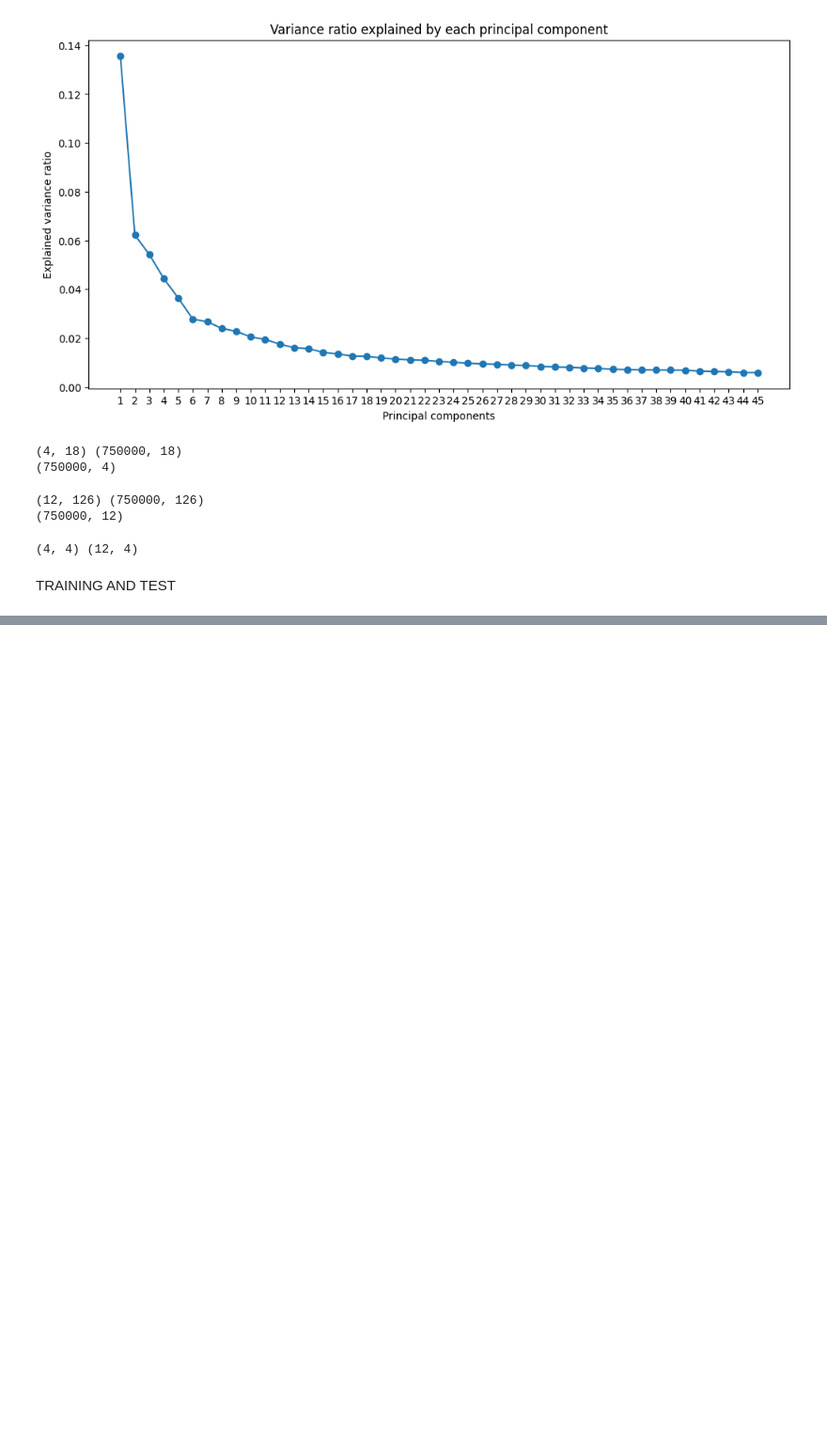
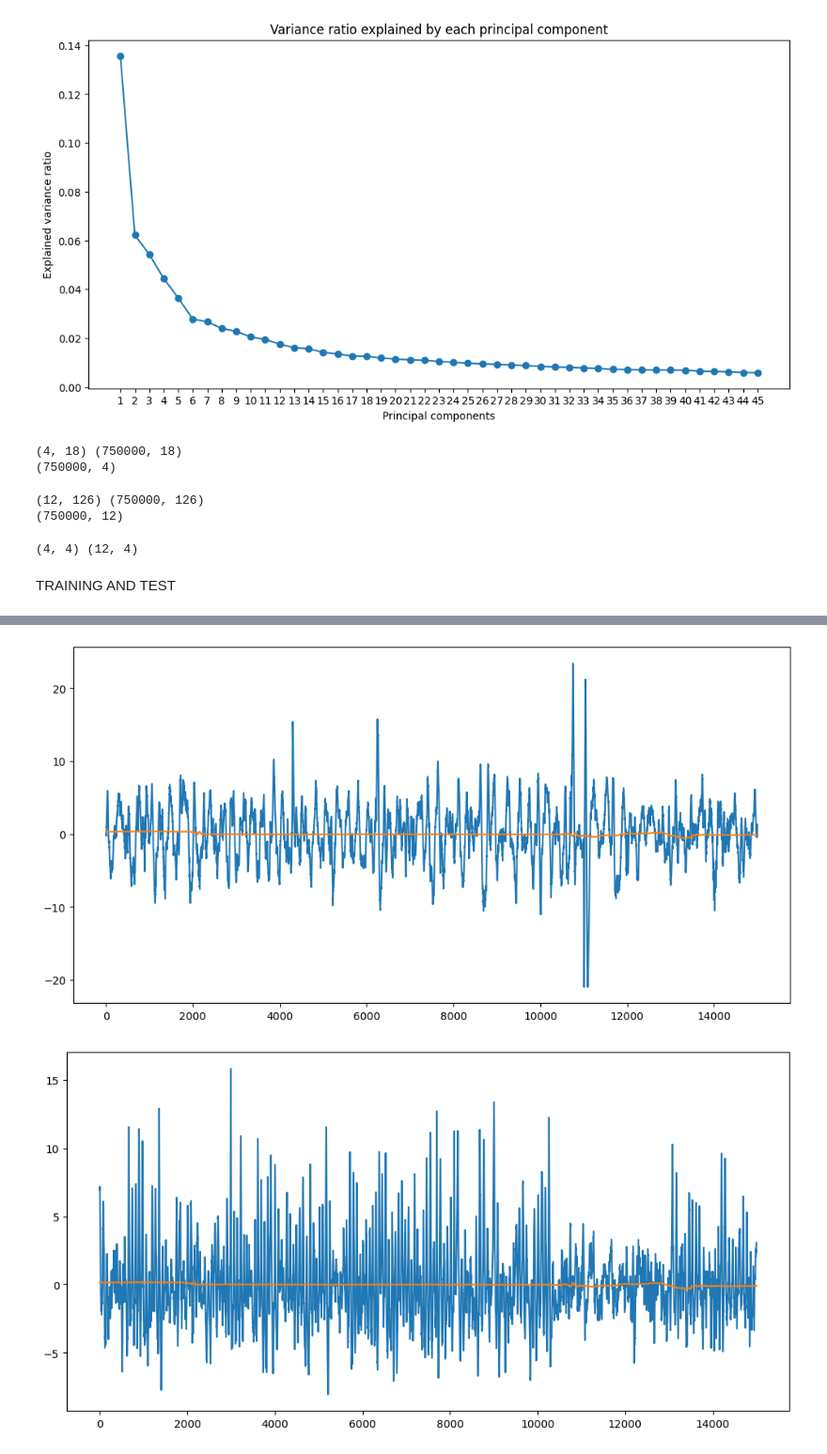
Before and after one commit to mserhat1/NMA_Project, a Jupyter notebook: testing_models.ipynb, the cells around one changed output, grey strips where cells are left out. Shown at 94% size. Drawn from its saved outputs; the diff is of its cells as text; code cells hidden in the pictures; blank space fills up the shorter version.

```diff
--- a/testing_models.ipynb
+++ b/testing_models.ipynb
@@ -92,19 +82,34 @@ print(A.shape, C.shape)
 # %% [markdown]
 TRAINING AND TEST
 # %%
+# you can adjust windows etc., using the entire 86400 sample window is not advisable, takes too long.
+
 from functions.data import extract_spatial_data
 from functions.data import extract_neural_data
-from functions.analysis import keypoints_pca, ecog_pca
+from functions.analysis import keypoints_pca, ecog_pca, project_onto_pcs
 
-train_window = (0, 43200)
-test_window = (43200, 86400)
+train_window = (40000, 40030)
+test_window = (40030, 40060)
+channel='all'
 
 spatial_data = extract_spatial_data(nwbfile)
 ecog_train = extract_neural_data(nwbfile, channel=channel, time_window=train_window)
 ecog_test = extract_neural_data(nwbfile, channel=channel, time_window=test_window)
 
-spatial_pca_train = keypoints_pca(spatial_data, interp_reference=ecog_data['signal'], time_window=train_window, plot=False)
-neural_pca_train = ecog_pca(ecog_data, time_window=train_window, n_components=0.80, plot=False)
+spatial_pca_train = keypoints_pca(spatial_data, interp_reference=ecog_train['signal'], time_window=train_window, plot=False)
+neural_pca_train = ecog_pca(ecog_train, time_window=train_window, n_components=0.80, plot=False)
 
-spatial_pca_test = keypoints_pca(spatial_data, interp_reference=ecog_data['signal'], time_window=test_window, plot=False)
-neural_pca_test = ecog_pca(ecog_data, time_window=test_window, n_components=0.80, plot=False)
+spatial_pca_test = keypoints_pca(spatial_data, interp_reference=ecog_test['signal'], time_window=test_window, plot=False)
+neural_pca_test = ecog_pca(ecog_test, time_window=test_window, n_components=0.80, plot=False)
+
+proj_spatial_train = project_onto_pcs(spatial_pca_train, n_pcs=4)
+proj_neural_train = project_onto_pcs(neural_pca_train, n_pcs=12)
+
+proj_spatial_test = project_onto_pcs(spatial_pca_test, n_pcs=4)
+proj_neural_test = project_onto_pcs(neural_pca_test, n_pcs=12)
+# %%
+from functions.model import RRR
+
+A, C = RRR(proj_spatial_train, proj_neural_train)
+# %%
+estimated_neural_test = proj_spatial_test @ A @ C.T
@@ -110,0 +139,11 @@ neural_pca_test = ecog_pca(ecog_data, time_window=test_window, n_components=0.80
+# %%
+import numpy as np
+import matplotlib.pyplot as plt
+
+for i in range(proj_neural_test.shape[1]):
+  plt.figure(figsize=(12, 6))
+  plt.plot(proj_neural_test[:, i], label='True')
+  plt.plot(estimated_neural_test[:, i], label='Estimated')
+# %% [output]
+[figure, added]
+[figure, added]
```
Also changed, not shown: parts of 6 cells of this notebook.
